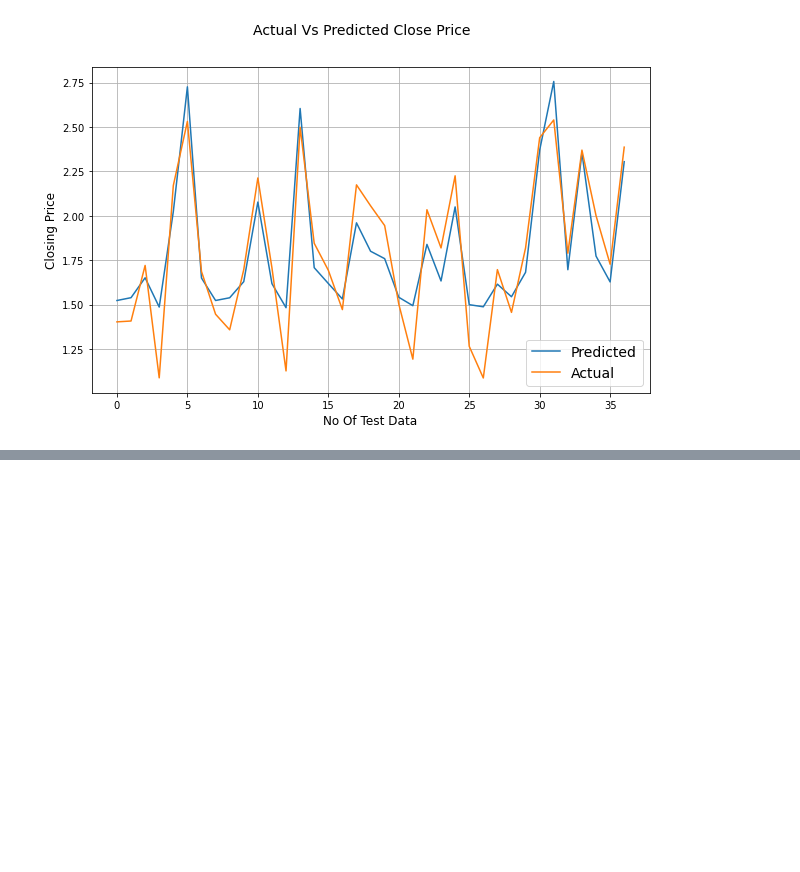
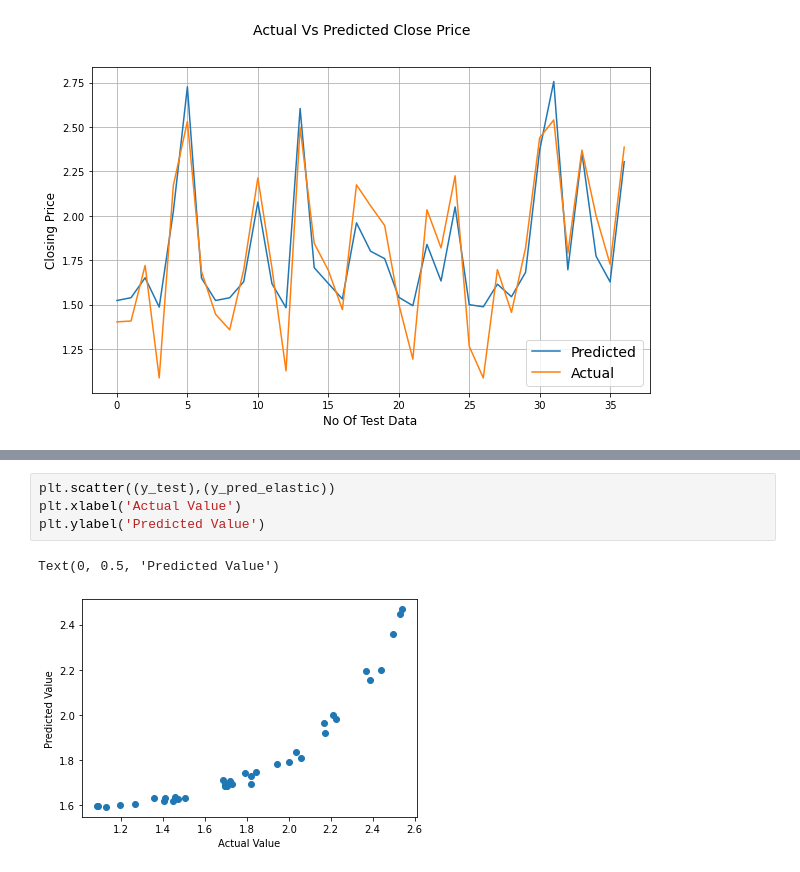
Before and after one commit to Vinitladse/YES-BANK-STOCK-CLOSING-PRICE-PREDICTION, a Jupyter notebook: YES_BANK_STOCK_CLOSING_PRICE_PREDICTION.ipynb, the cells around one changed output, grey strips where cells are left out. Cells and saved outputs as stored; diff of their text form; blank space fills up the shorter version.

```diff
--- a/YES_BANK_STOCK_CLOSING_PRICE_PREDICTION.ipynb
+++ b/YES_BANK_STOCK_CLOSING_PRICE_PREDICTION.ipynb
@@ -806,0 +899,7 @@ plt.grid()
+# %%
+plt.scatter((y_test),(y_pred_elastic))
+plt.xlabel('Actual Value')
+plt.ylabel('Predicted Value')
+# %% [output]
+Text(0, 0.5, 'Predicted Value')
+[figure, added]
```
Also changed, not shown: parts of 17 cells of this notebook.
